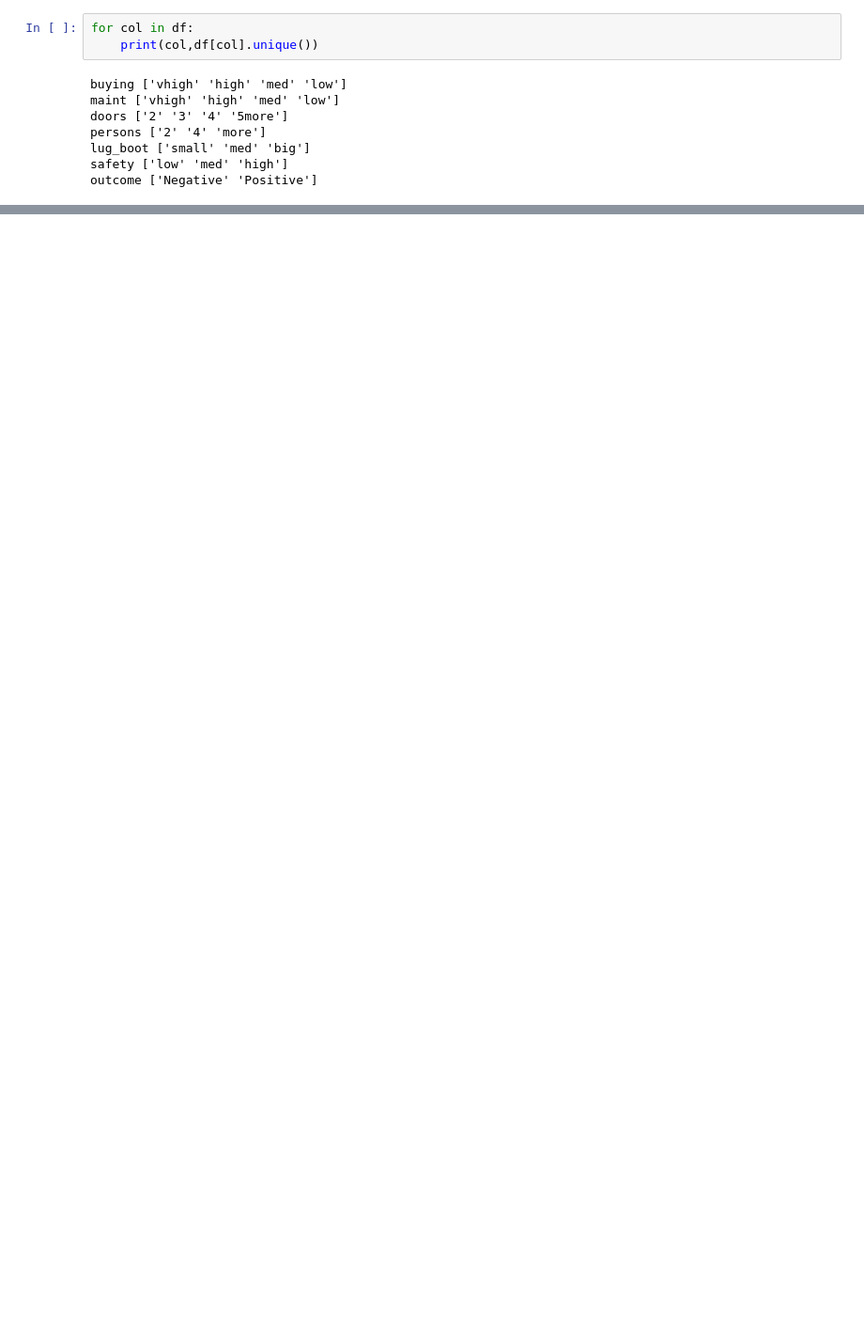
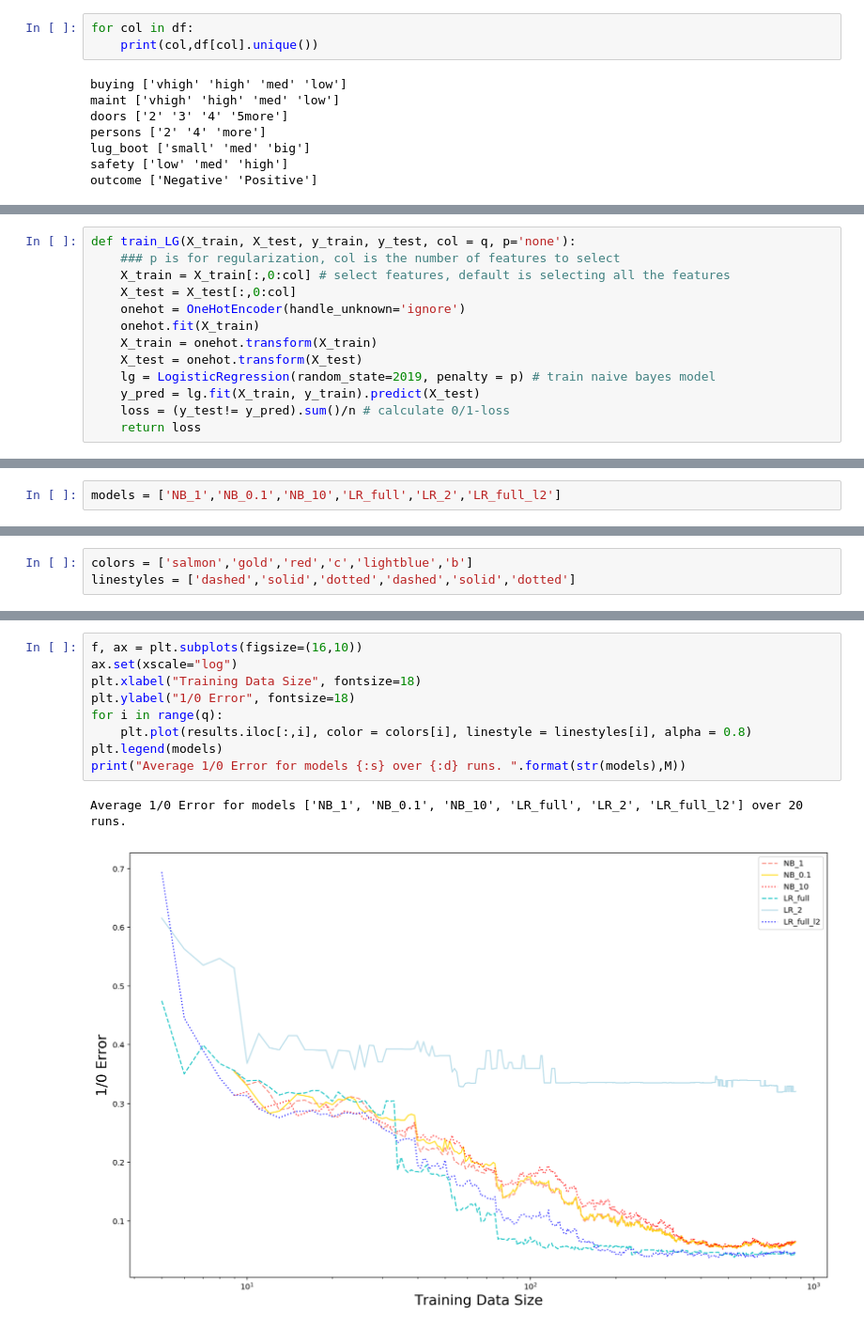
Before and after one commit to jeremy-dai/23-Statistical-Learning, a Jupyter notebook: Assignment 2/Hw2_Yizhen Dai_s2395479.ipynb, the cells around one changed output, grey strips where cells are left out. Shown: that part at 94% size. Drawn from its saved outputs; the diff is of its cells as text; blank space fills up the shorter version.

```diff
--- a/Assignment 2/Hw2_Yizhen Dai_s2395479.ipynb
+++ b/Assignment 2/Hw2_Yizhen Dai_s2395479.ipynb
@@ -138,0 +78,13 @@ plt.title("Average 1/0 Error for models {:s} over {:d} runs. ".format(str(models
+# %%
+def train_LG(X_train, X_test, y_train, y_test, col = q, p='none'):
+    ### p is for regularization, col is the number of features to select
+    X_train = X_train[:,0:col] # select features, default is selecting all the features
+    X_test = X_test[:,0:col]
+    onehot = OneHotEncoder(handle_unknown='ignore')
+    onehot.fit(X_train)
+    X_train = onehot.transform(X_train)
+    X_test = onehot.transform(X_test)
+    lg = LogisticRegression(random_state=2019, penalty = p) # train naive bayes model
+    y_pred = lg.fit(X_train, y_train).predict(X_test)
+    loss = (y_test!= y_pred).sum()/n # calculate 0/1-loss
+    return loss
@@ -138,0 +102,2 @@ plt.title("Average 1/0 Error for models {:s} over {:d} runs. ".format(str(models
+# %%
+models = ['NB_1','NB_0.1','NB_10','LR_full','LR_2','LR_full_l2']
@@ -138,0 +182,3 @@ plt.title("Average 1/0 Error for models {:s} over {:d} runs. ".format(str(models
+# %%
+colors = ['salmon','gold','red','c','lightblue','b']
+linestyles = ['dashed','solid','dotted','dashed','solid','dotted']
@@ -138,0 +189,12 @@ plt.title("Average 1/0 Error for models {:s} over {:d} runs. ".format(str(models
+# %%
+f, ax = plt.subplots(figsize=(16,10))
+ax.set(xscale="log")
+plt.xlabel("Training Data Size", fontsize=18)
+plt.ylabel("1/0 Error", fontsize=18)
+for i in range(q):
+    plt.plot(results.iloc[:,i], color = colors[i], linestyle = linestyles[i], alpha = 0.8)
+plt.legend(models)
+print("Average 1/0 Error for models {:s} over {:d} runs. ".format(str(models),M))
+# %% [output]
+Average 1/0 Error for models ['NB_1', 'NB_0.1', 'NB_10', 'LR_full', 'LR_2', 'LR_full_l2'] over 20 runs.
+[figure, added]
```
Also changed, not shown: parts of 53 cells of this notebook, 3 other files.
